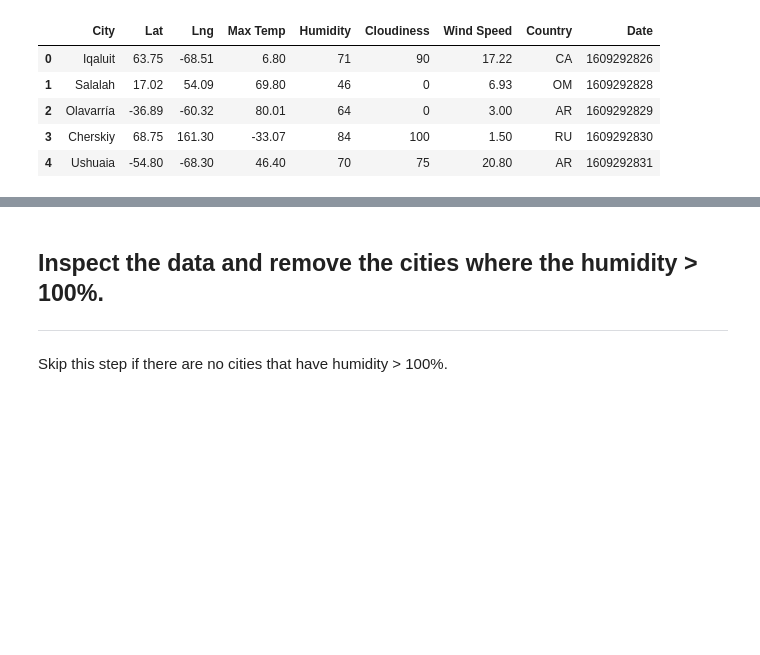
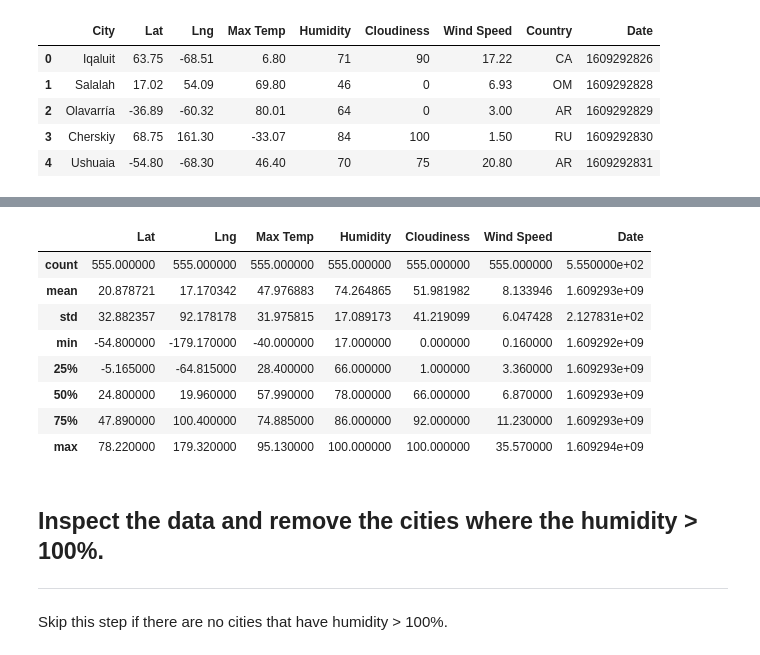
Before and after one commit to JRandle23/Python-API-Challenge, a Jupyter notebook: WeatherPy/WeatherPy.ipynb, the cells around one changed output, grey strips where cells are left out. Cells and saved outputs as stored; diff of their text form; code cells hidden in the pictures; blank space fills up the shorter version.

```diff
--- a/WeatherPy/WeatherPy.ipynb
+++ b/WeatherPy/WeatherPy.ipynb
@@ -170,3 +159,15 @@ city_weather.head()
+# %%
+city_weather.describe()
+# %% [output]
+|  | Lat | Lng | Max Temp | Humidity | Cloudiness | Wind Speed | Date |
+| count | 555.000000 | 555.000000 | 555.000000 | 555.000000 | 555.000000 | 555.000000 | 5.550000e+02 |
+| mean | 20.878721 | 17.170342 | 47.976883 | 74.264865 | 51.981982 | 8.133946 | 1.609293e+09 |
+| std | 32.882357 | 92.178178 | 31.975815 | 17.089173 | 41.219099 | 6.047428 | 2.127831e+02 |
+| min | -54.800000 | -179.170000 | -40.000000 | 17.000000 | 0.000000 | 0.160000 | 1.609292e+09 |
+| 25% | -5.165000 | -64.815000 | 28.400000 | 66.000000 | 1.000000 | 3.360000 | 1.609293e+09 |
+| 50% | 24.800000 | 19.960000 | 57.990000 | 78.000000 | 66.000000 | 6.870000 | 1.609293e+09 |
+| 75% | 47.890000 | 100.400000 | 74.885000 | 86.000000 | 92.000000 | 11.230000 | 1.609293e+09 |
+| max | 78.220000 | 179.320000 | 95.130000 | 100.000000 | 100.000000 | 35.570000 | 1.609294e+09 |
 # %% [markdown]
 ## Inspect the data and remove the cities where the humidity > 100%.
 ----
```
Also changed, not shown: parts of 1 cell of this notebook.
